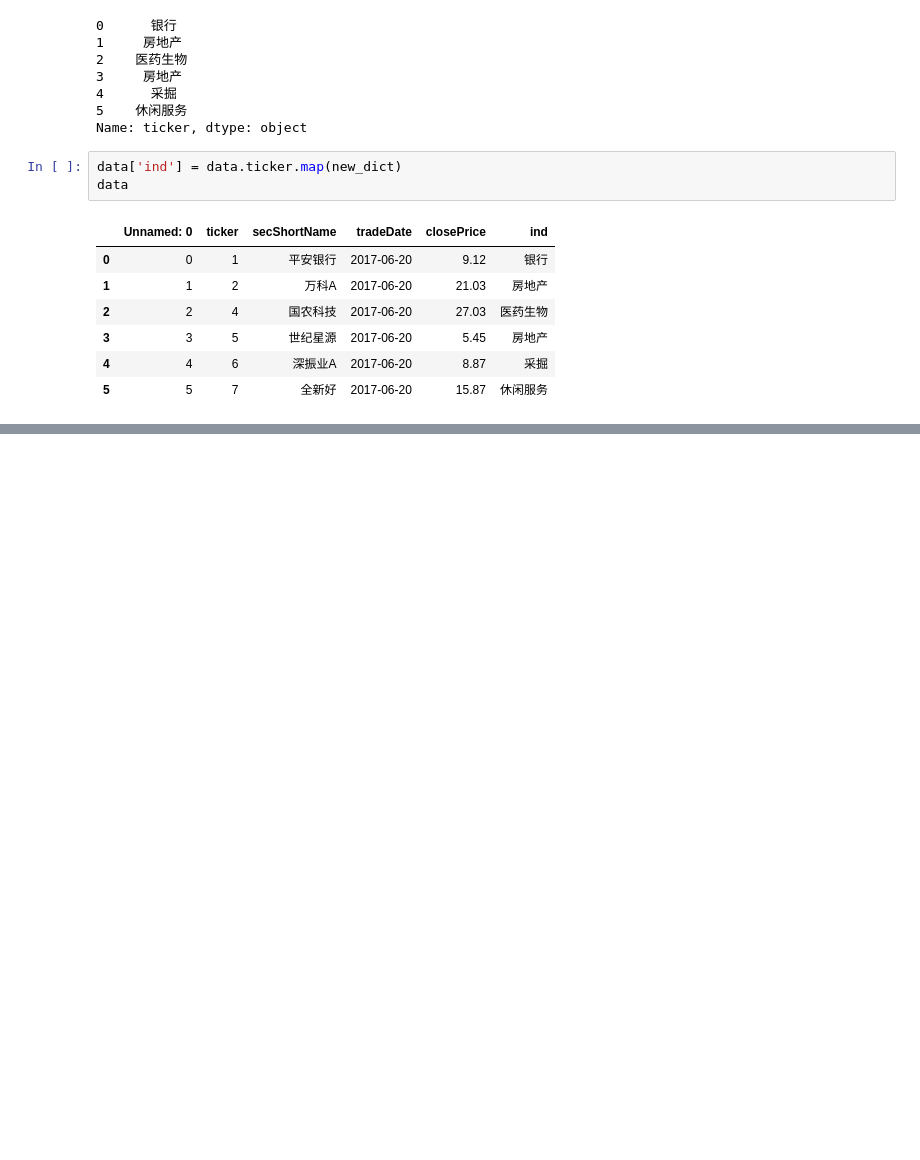
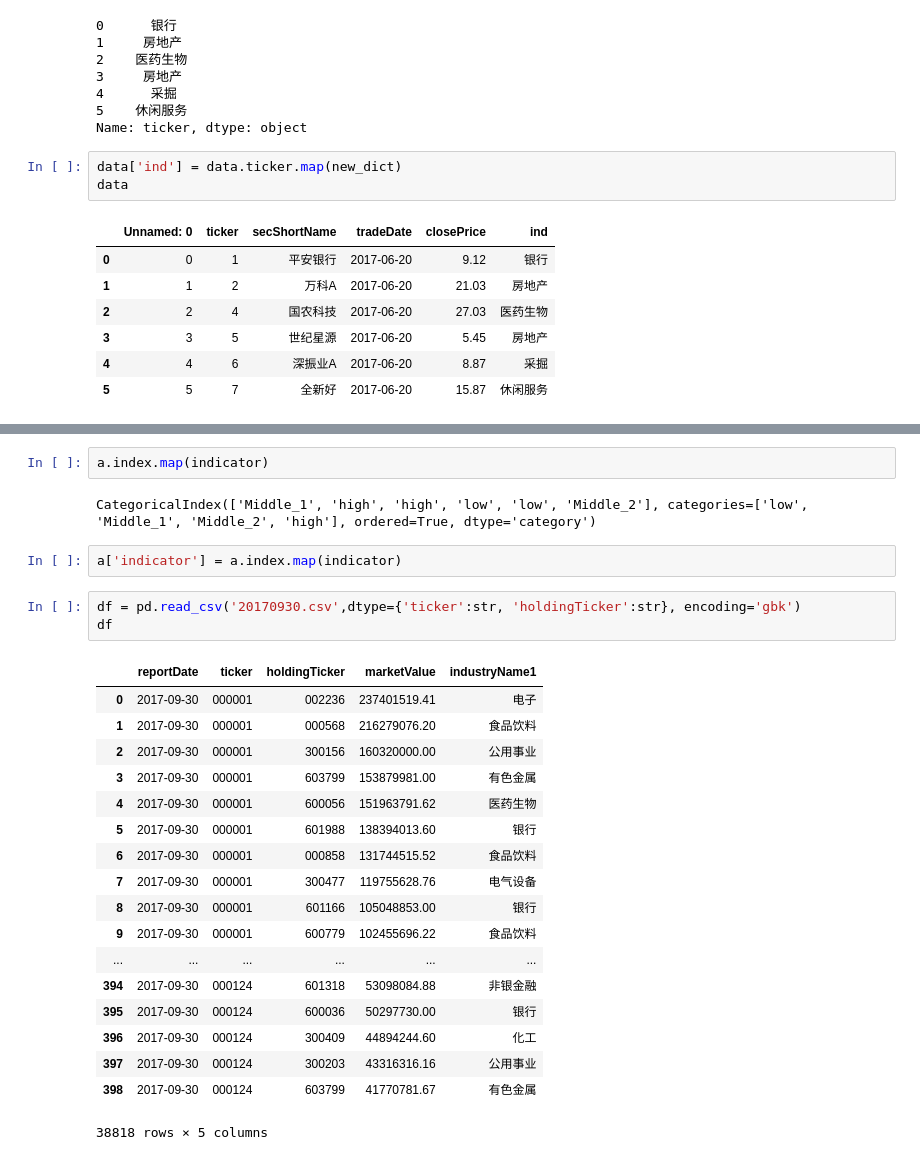
Before and after one commit to mr0x16/ml_note, a Jupyter notebook: numpytest.ipynb, the cells around one changed output, grey strips where cells are left out. Drawn from its saved outputs; the diff is of its cells as text; blank space fills up the shorter version.

```diff
--- a/numpytest.ipynb
+++ b/numpytest.ipynb
@@ -404,0 +675,28 @@ data
+# %%
+a.index.map(indicator)
+# %% [output]
+CategoricalIndex(['Middle_1', 'high', 'high', 'low', 'low', 'Middle_2'], categories=['low', 'Middle_1', 'Middle_2', 'high'], ordered=True, dtype='category')
+# %%
+a['indicator'] = a.index.map(indicator)
+# %%
+df = pd.read_csv('20170930.csv',dtype={'ticker':str, 'holdingTicker':str}, encoding='gbk')
+df
+# %% [output]
+|  | reportDate | ticker | holdingTicker | marketValue | industryName1 |
+| 0 | 2017-09-30 | 000001 | 002236 | 237401519.41 | 电子 |
+| 1 | 2017-09-30 | 000001 | 000568 | 216279076.20 | 食品饮料 |
+| 2 | 2017-09-30 | 000001 | 300156 | 160320000.00 | 公用事业 |
+| 3 | 2017-09-30 | 000001 | 603799 | 153879981.00 | 有色金属 |
+| 4 | 2017-09-30 | 000001 | 600056 | 151963791.62 | 医药生物 |
+| 5 | 2017-09-30 | 000001 | 601988 | 138394013.60 | 银行 |
+| 6 | 2017-09-30 | 000001 | 000858 | 131744515.52 | 食品饮料 |
+| 7 | 2017-09-30 | 000001 | 300477 | 119755628.76 | 电气设备 |
+| 8 | 2017-09-30 | 000001 | 601166 | 105048853.00 | 银行 |
+| 9 | 2017-09-30 | 000001 | 600779 | 102455696.22 | 食品饮料 |
+| ... | ... | ... | ... | ... | ... |
+| 394 | 2017-09-30 | 000124 | 601318 | 53098084.88 | 非银金融 |
+| 395 | 2017-09-30 | 000124 | 600036 | 50297730.00 | 银行 |
+| 396 | 2017-09-30 | 000124 | 300409 | 44894244.60 | 化工 |
+| 397 | 2017-09-30 | 000124 | 300203 | 43316316.16 | 公用事业 |
+| 398 | 2017-09-30 | 000124 | 603799 | 41770781.67 | 有色金属 |
+38818 rows × 5 columns
```
Also changed, not shown: parts of 37 cells of this notebook.
